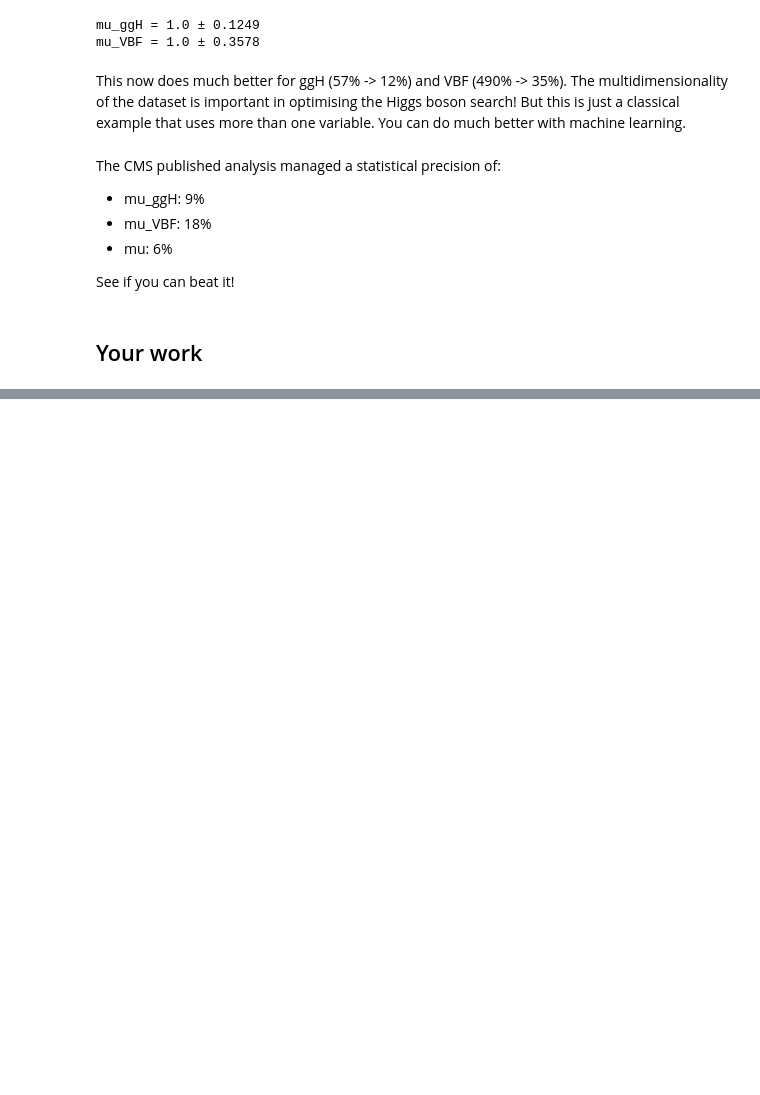
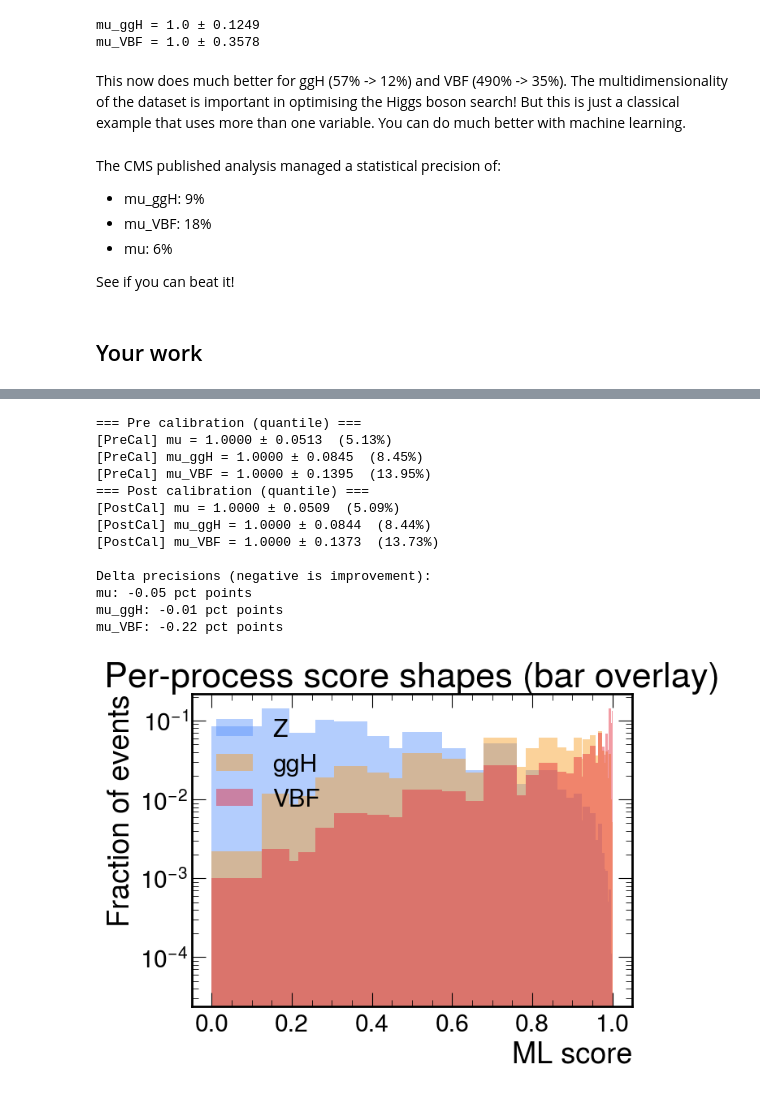
Before and after one commit to IlKoKaIl/Imperial-work, a Jupyter notebook: Applied Machine Learning/Assignments/A3/MResFindingTheHiggsAssignment.ipynb, the cells around one changed output, grey strips where cells are left out. Cells and saved outputs as stored; diff of their text form; code cells hidden in the pictures; blank space fills up the shorter version.

```diff
--- a/Applied Machine Learning/Assignments/A3/MResFindingTheHiggsAssignment.ipynb
+++ b/Applied Machine Learning/Assignments/A3/MResFindingTheHiggsAssignment.ipynb
@@ -370,0 +608,11 @@ See if you can beat it!
+# %%
+nll_inc = partial(nll_merge, scaled_score_hists)
+minuit_inc = Minuit(nll_inc, mu=1.0)
+minuit_inc.migrad()
+print(f"Inclusive: mu = {minuit_inc.values['mu']:.4f} ± {minuit_inc.errors['mu']:.4f}")
+
+nll_sep = partial(nll_separate, scaled_score_hists)
+minuit_sep = Minuit(nll_sep, mu_ggH=1.0, mu_VBF=1.0)
+minuit_sep.migrad()
+print(f"Separate: mu_ggH = {minuit_sep.values['mu_ggH']:.4f} ± {minuit_sep.errors['mu_ggH']:.4f}")
+print(f"          mu_VBF = {minuit_sep.values['mu_VBF']:.4f} ± {minuit_sep.errors['mu_VBF']:.4f}")
@@ -370,0 +783,55 @@ See if you can beat it!
+# %%
+from sklearn.calibration import CalibratedClassifierCV
+
+calibrator = CalibratedClassifierCV(model_pipe, method="isotonic", cv="prefit")
+calibrator.fit(X_valid, y_valid)
+
+df_all["ml_score_cal"] = calibrator.predict_proba(X_all)[:, 1]
+
+def build_score_histograms_with_col(df, processes, score_col="ml_score", nbins=30, quantile=True):
+    if quantile:
+        edges = np.quantile(df[score_col], np.linspace(0, 1, nbins + 1))
+        bins = np.unique(edges)
+    else:
+        bins = np.linspace(0.0, 1.0, nbins + 1)
+    raw = {}
+    for proc in processes:
+        vals = df.loc[df.process == proc, score_col].values
+        raw[proc] = np.histogram(vals, bins=bins)[0]
+    scaled = scale_histograms_to_correct_yield({k: v.copy() for k, v in raw.items()})
+    return scaled, bins
+
+# Pre calibration (uses ml_score)
+pre_hists, pre_bins = build_score_histograms_with_col(df_all, processes, score_col="ml_score", nbins=30, quantile=True)
+# Post calibration (uses ml_score_cal)
+post_hists, post_bins = build_score_histograms_with_col(df_all, processes, score_col="ml_score_cal", nbins=30, quantile=True)
+
+print("=== Pre calibration (quantile) ===")
+pre_metrics = fit_and_report(pre_hists, "PreCal")
+
+print("=== Post calibration (quantile) ===")
+post_metrics = fit_and_report(post_hists, "PostCal")
+
+def delta(a, b): return b - a
+print("\nDelta precisions (negative is improvement):")
+print(f"mu: {delta(pre_metrics['mu_pct'], post_metrics['mu_pct']):+.2f} pct points")
+print(f"mu_ggH: {delta(pre_metrics['mu_ggH_pct'], post_metrics['mu_ggH_pct']):+.2f} pct points")
+print(f"mu_VBF: {delta(pre_metrics['mu_VBF_pct'], post_metrics['mu_VBF_pct']):+.2f} pct points")
+
+# Shape comparison (calibrated distribution)
+plot_score_shapes_bar(df_all.rename(columns={"ml_score_cal": "ml_score"}), processes, post_bins, normalize=True)
+# %% [output]
+=== Pre calibration (quantile) ===
+[PreCal] mu = 1.0000 ± 0.0513  (5.13%)
+[PreCal] mu_ggH = 1.0000 ± 0.0845  (8.45%)
+[PreCal] mu_VBF = 1.0000 ± 0.1395  (13.95%)
+=== Post calibration (quantile) ===
+[PostCal] mu = 1.0000 ± 0.0509  (5.09%)
+[PostCal] mu_ggH = 1.0000 ± 0.0844  (8.44%)
+[PostCal] mu_VBF = 1.0000 ± 0.1373  (13.73%)
+
+Delta precisions (negative is improvement):
+mu: -0.05 pct points
+mu_ggH: -0.01 pct points
+mu_VBF: -0.22 pct points
+[figure, added]
```
Also changed, not shown: parts of 29 cells of this notebook.
